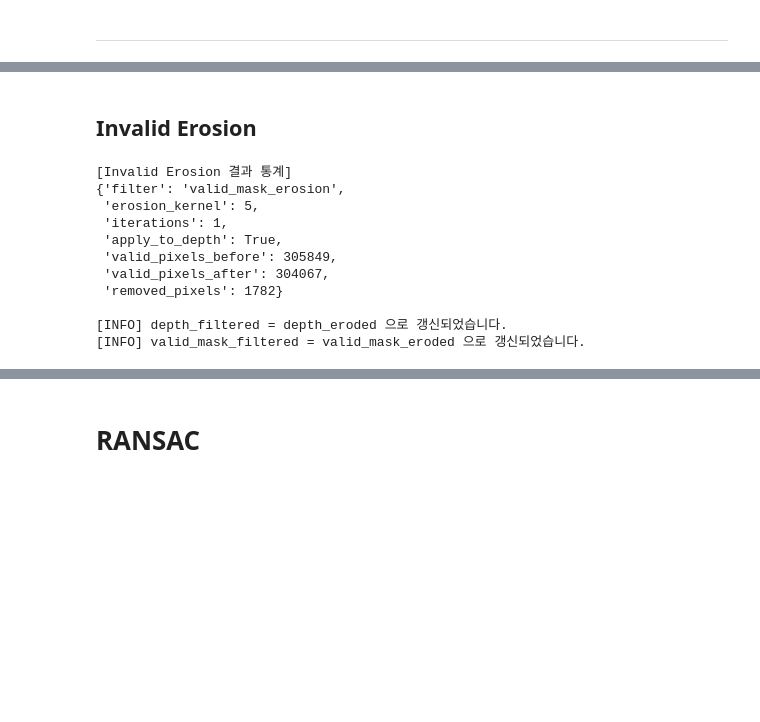
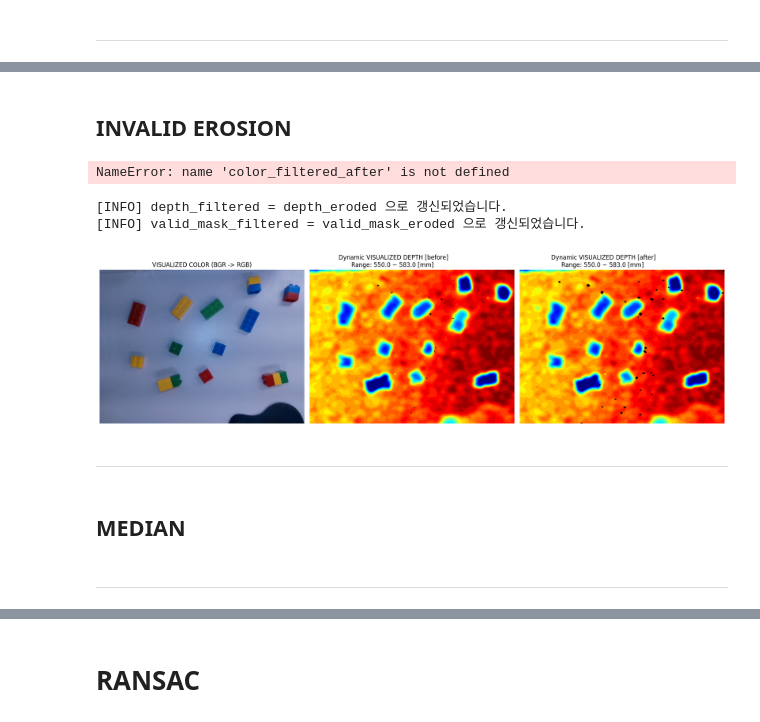
Before and after one commit to engineer0914/pointcloud_test, a Jupyter notebook: INUVision.ipynb, the cells around one changed output, grey strips where cells are left out. Drawn from its saved outputs; the diff is of its cells as text; code cells hidden in the pictures; blank space fills up the shorter version.

```diff
--- a/INUVision.ipynb
+++ b/INUVision.ipynb
@@ -1610,5 +1282,5 @@ def apply_depth_gaussian_filter(
 # %% [markdown]
-## **Invalid Erosion**
+## **INVALID EROSION**
 # %%
 def apply_valid_mask_erosion(
     depth_img,
@@ -1738,9 +1378,17 @@ def apply_valid_mask_erosion(
     return depth_eroded, eroded_valid_mask, info
 # %%
-valid_mask = (depth_filtered > 0).astype(np.uint8)
+# 원본 카메라
+# color_filtered = color_img_bgr.copy()
+# depth_filtered = depth_img.copy()
+
+# 이전 필터 비교 전으로 이동
+# color_filtered_before = color_filtered_after
+depth_filtered_before = depth_filtered_after
+
+valid_mask = (depth_filtered_before > 0).astype(np.uint8)
 
 depth_eroded, valid_mask_eroded, erosion_info = apply_valid_mask_erosion(
-    depth_img=depth_filtered,
+    depth_img=depth_filtered_before,
     valid_mask=valid_mask,
     erosion_kernel=5,
     iterations=1,
@@ -1751,21 +1399,40 @@ depth_eroded, valid_mask_eroded, erosion_info = apply_valid_mask_erosion(
 
 print("\n[Invalid Erosion 결과 통계]")
 pprint.pprint(erosion_info, sort_dicts=False)
-
-depth_filtered = depth_eroded.copy()
-valid_mask_filtered = valid_mask_eroded.copy()
-
-print("\n[INFO] depth_filtered = depth_eroded 으로 갱신되었습니다.")
-print("[INFO] valid_mask_filtered = valid_mask_eroded 으로 갱신되었습니다.")
 # %% [output]
-[Invalid Erosion 결과 통계]
-{'filter': 'valid_mask_erosion',
- 'erosion_kernel': 5,
- 'iterations': 1,
- 'apply_to_depth': True,
- 'valid_pixels_before': 305849,
- 'valid_pixels_after': 304067,
- 'removed_pixels': 1782}
-
-[INFO] depth_filtered = depth_eroded 으로 갱신되었습니다.
-[INFO] valid_mask_filtered = valid_mask_eroded 으로 갱신되었습니다.
+NameError: name 'color_filtered_after' is not defined
+# %%
+## eroded 처리 뎁스만 진행
+
+# color_filtered_before = color_img_bgr.copy()
+# color_filtered_after = color_img_bgr.copy()
+
+depth_filtered_before = depth_eroded.copy()
+depth_filtered_after = depth_eroded.copy()
+
+valid_mask_filtered = valid_mask_eroded.copy()
+print("\n[INFO] depth_filtered = depth_eroded 으로 갱신되었습니다.")
+print("[INFO] valid_mask_filtered = valid_mask_eroded 으로 갱신되었습니다.")
+
+
+
+# color_filtered_after =
+depth_filtered_after = depth_eroded
+valid_mask_filtered = valid_mask_eroded.copy()
+
+
+
+
+compare_depth(
+    color_filtered=color_filtered_after,
+    depth_filtered_before=depth_img,
+    depth_filtered_after=depth_filtered
+)
+# %% [output]
+[INFO] depth_filtered = depth_eroded 으로 갱신되었습니다.
+[INFO] valid_mask_filtered = valid_mask_eroded 으로 갱신되었습니다.
+[figure, added]
+# %% [markdown]
+---
+# %% [markdown]
+## **MEDIAN**
@@ -1772,3 +1710,5 @@ print("[INFO] valid_mask_filtered = valid_mask_eroded 으로 갱신되었습니
+# %% [markdown]
+---
 # %%
 # VISUALIZE_COLOR_AND_DEPTH(color_img_bgr, depth_filtered)
 
```
Also changed, not shown: parts of 25 cells of this notebook, 4 other files.
